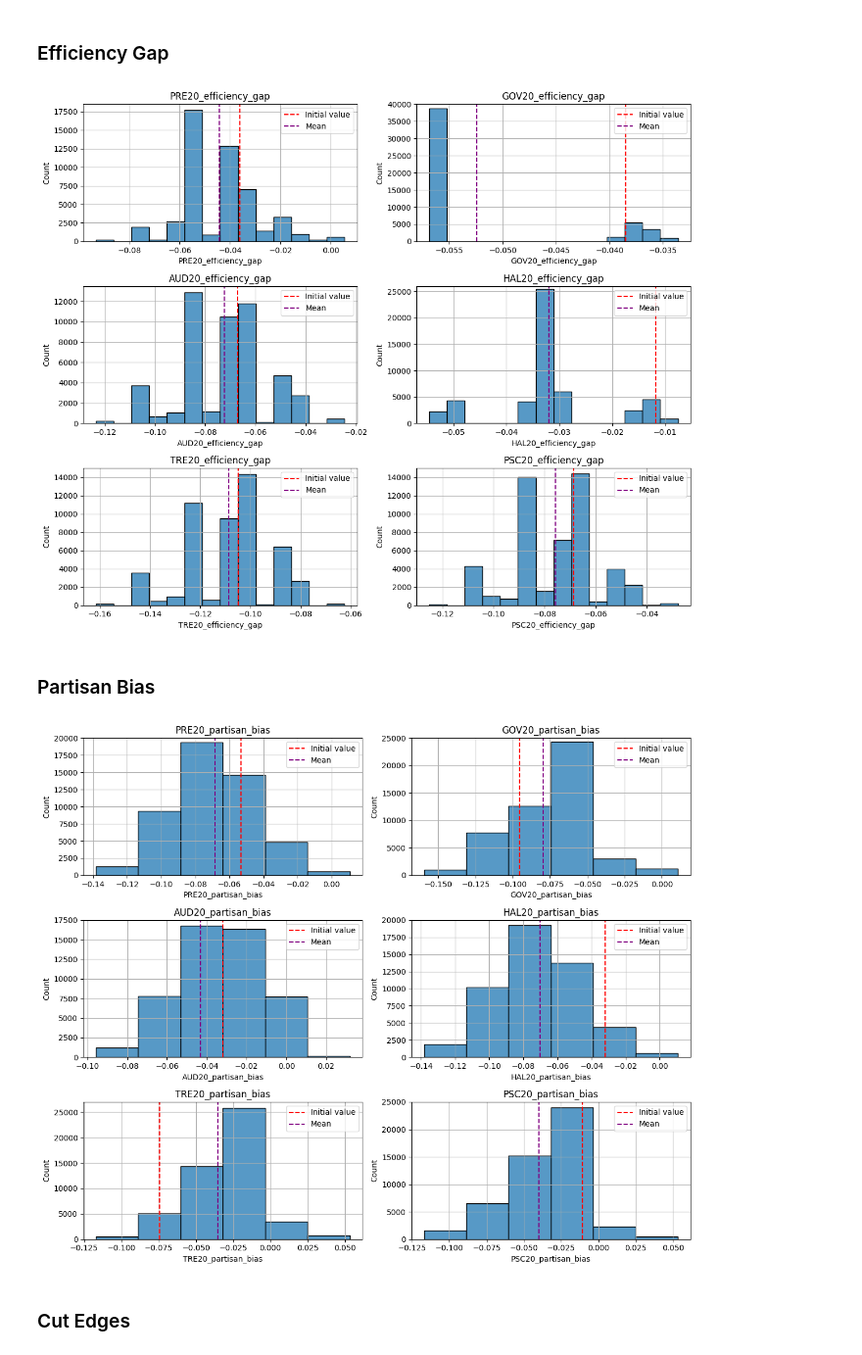
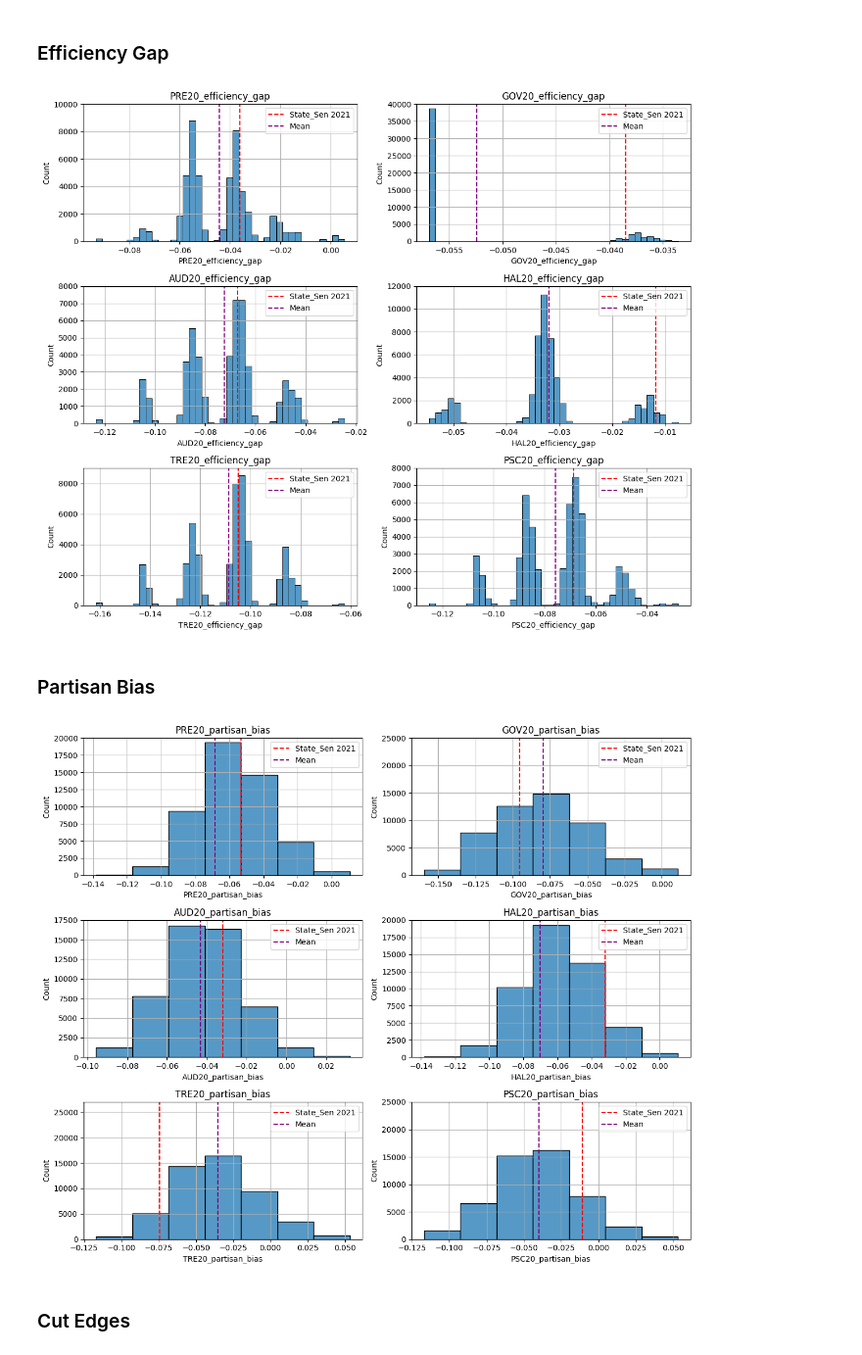
Before and after one commit to PedroPinheiro62/North-Dakota-Redistricting-Analysis, a Jupyter notebook: Ensembles Analysis.ipynb, the cells around one changed output. Shown at 98% size. Saved outputs shown, nothing was run; the diff lists cells and outputs as text; code cells hidden in the pictures.

Commit message:
Change plot legend and bins

```diff
--- a/Ensembles Analysis.ipynb
+++ b/Ensembles Analysis.ipynb
@@ -39,7 +39,7 @@ for i, column in enumerate(columns):
     axes[row, col].vlines(x=df[column].mean(), ymin=0, ymax=ymax, color='purple', linestyles='dashed')
     sns.histplot(df[column], bins=50, kde=True, ax=axes[row, col])
     axes[row, col].set_ylim(0, ymax)
-    axes[row, col].legend(['Initial value', 'Mean'])
+    axes[row, col].legend(['State_Sen 2021', 'Mean'])
 
 plt.tight_layout()
 plt.show()
@@ -62,25 +62,25 @@ for i, column in enumerate(columns):
 
     # Set the maximum value of the y-axis
     if column == 'PRE20_efficiency_gap':
-        ymax = 18500
+        ymax = 10000
     elif column == 'GOV20_efficiency_gap':
         ymax = 40000
     elif column == 'AUD20_efficiency_gap':
-        ymax = 13500
+        ymax = 8000
     elif column == 'HAL20_efficiency_gap':
-        ymax = 26000
+        ymax = 12000
     elif column == 'TRE20_efficiency_gap':
-        ymax = 15000
+        ymax = 9000
     elif column == 'PSC20_efficiency_gap':
-        ymax = 15000
+        ymax = 8000
 
     axes[row, col].set_title(column)
     axes[row, col].grid(True)
     axes[row, col].vlines(x=df[column].iloc[0], ymin=0, ymax=ymax, color='red', linestyles='dashed')
     axes[row, col].vlines(x=df[column].mean(), ymin=0, ymax=ymax, color='purple', linestyles='dashed')
-    sns.histplot(df[column], bins=14, ax=axes[row, col])
+    sns.histplot(df[column], bins=40, ax=axes[row, col])
     axes[row, col].set_ylim(0, ymax)
-    axes[row, col].legend(['Initial value', 'Mean'])
+    axes[row, col].legend(['State_Sen 2021', 'Mean'])
 
 # Adjust the spacing between subplots
 plt.tight_layout()
@@ -88,7 +88,7 @@ plt.tight_layout()
 # Show the plot
 plt.show()
 # %% [output]
-[figure, old version]
+[figure, new version]
 # %% [markdown]
 ### Partisan Bias
 # %%
@@ -103,36 +103,36 @@ fig, axes = plt.subplots(nrows=3, ncols=2, figsize=(12, 10))
 for i, column in enumerate(columns):
     row = i // 2
     col = i % 2
 
     # Set the maximum value of the y-axis
     if column == 'PRE20_partisan_bias':
         ymax = 20000
     elif column == 'GOV20_partisan_bias':
         ymax = 25000
     elif column == 'AUD20_partisan_bias':
         ymax = 17500
     elif column == 'HAL20_partisan_bias':
         ymax = 20000
     elif column == 'TRE20_partisan_bias':
         ymax = 27000
     elif column == 'PSC20_partisan_bias':
         ymax = 25000
 
     axes[row, col].set_title(column)
     axes[row, col].grid(True)
     axes[row, col].vlines(x=df[column].iloc[0], ymin=0, ymax=ymax, color='red', linestyles='dashed')
     axes[row, col].vlines(x=df[column].mean(), ymin=0, ymax=ymax, color='purple', linestyles='dashed')
-    sns.histplot(df[column], bins=6, ax=axes[row, col])
+    sns.histplot(df[column], bins=7, ax=axes[row, col])
     axes[row, col].set_ylim(0, ymax)
-    axes[row, col].legend(['Initial value', 'Mean'])
+    axes[row, col].legend(['State_Sen 2021', 'Mean'])
 
 # Adjust the spacing between subplots
 plt.tight_layout()
 
 # Show the plot
 plt.show()
 # %% [output]
-[figure, old version]
+[figure, new version]
 # %% [markdown]
 ### Cut Edges
 # %%
```
Also changed, not shown: parts of 6 cells of this notebook.
